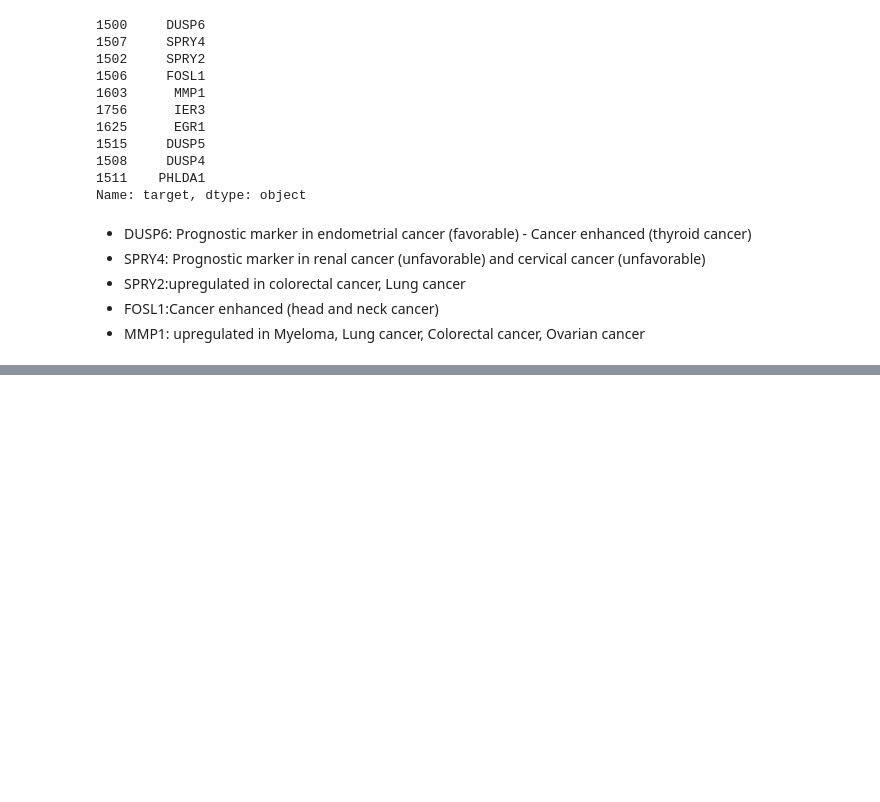
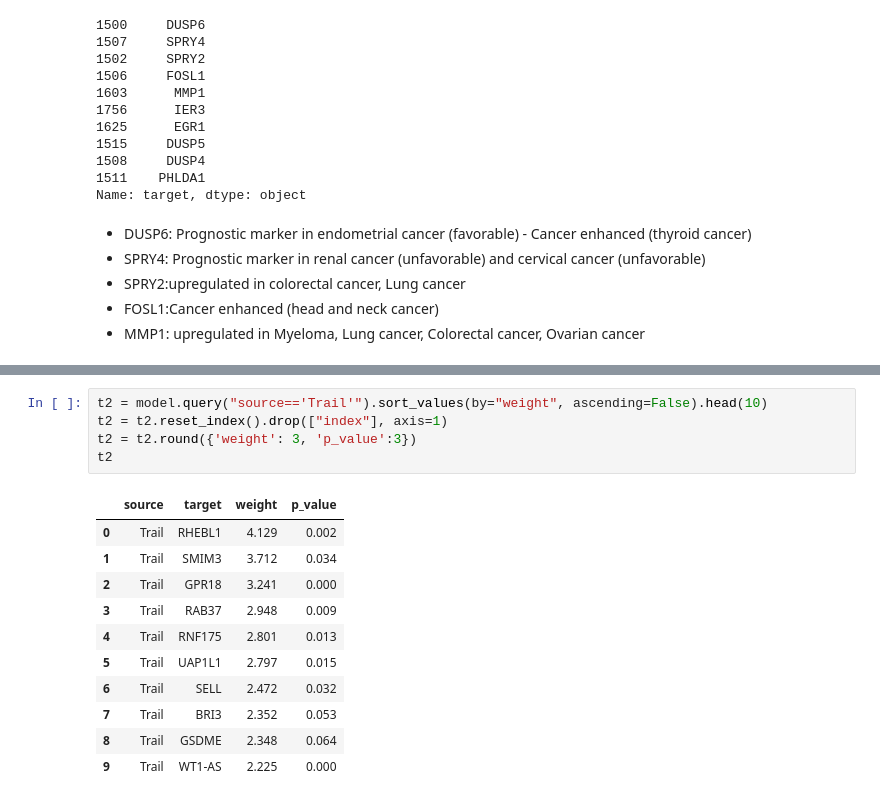
Before and after one commit to ygrepo/compbio_project, a Jupyter notebook: code/TCGA_GSE176078_Pathway_Inference.ipynb, the cells around one changed output, grey strips where cells are left out. Drawn from its saved outputs; the diff is of its cells as text; blank space fills up the shorter version.

```diff
--- a/code/TCGA_GSE176078_Pathway_Inference.ipynb
+++ b/code/TCGA_GSE176078_Pathway_Inference.ipynb
@@ -147,0 +193,17 @@ Name: target, dtype: object
+# %%
+t2 = model.query("source=='Trail'").sort_values(by="weight", ascending=False).head(10)
+t2 = t2.reset_index().drop(["index"], axis=1)
+t2 = t2.round({'weight': 3, 'p_value':3})
+t2
+# %% [output]
+|  | source | target | weight | p_value |
+| 0 | Trail | RHEBL1 | 4.129 | 0.002 |
+| 1 | Trail | SMIM3 | 3.712 | 0.034 |
+| 2 | Trail | GPR18 | 3.241 | 0.000 |
+| 3 | Trail | RAB37 | 2.948 | 0.009 |
+| 4 | Trail | RNF175 | 2.801 | 0.013 |
+| 5 | Trail | UAP1L1 | 2.797 | 0.015 |
+| 6 | Trail | SELL | 2.472 | 0.032 |
+| 7 | Trail | BRI3 | 2.352 | 0.053 |
+| 8 | Trail | GSDME | 2.348 | 0.064 |
+| 9 | Trail | WT1-AS | 2.225 | 0.000 |
```
Also changed, not shown: parts of 6 cells of this notebook, 7 other files.
